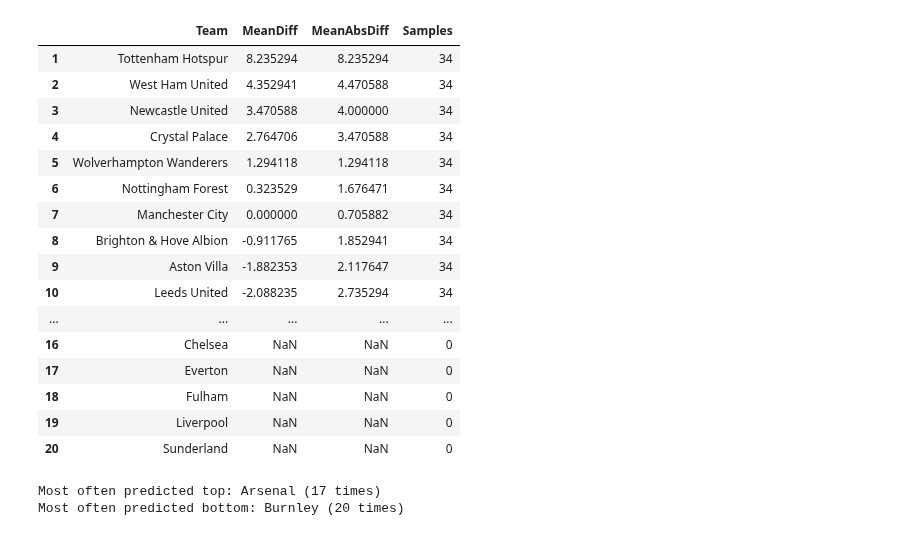
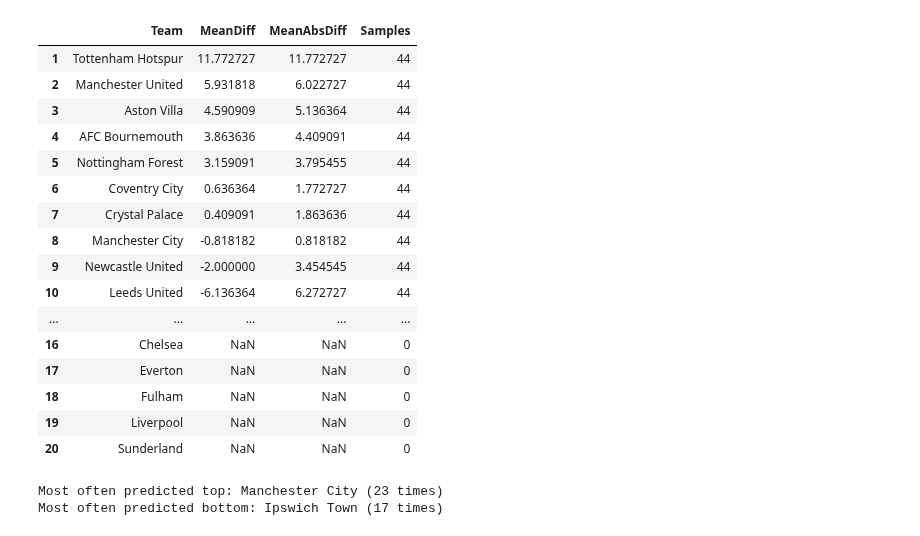
Before and after one commit to Gavin-Persad/predictions_data, a Jupyter notebook: Notebooks/players_personal_tables.ipynb, the cells around one changed output. Cells and saved outputs as stored; diff of their text form; code cells hidden in the pictures.

```diff
--- a/Notebooks/players_personal_tables.ipynb
+++ b/Notebooks/players_personal_tables.ipynb
@@ -66,6 +117,7 @@ team_fixes = {
 
     # Aston Villa
     "Aston Villa ": "Aston Villa",
+    " Aston Villa": "Aston Villa",
 
     # Bournemouth
     "Bournemouth": "AFC Bournemouth",
@@ -92,6 +144,10 @@ team_fixes = {
     # Leeds
     " Leeds": "Leeds United",
     "Leeds": "Leeds United",
+    " Leeds United": "Leeds United",
+
+    # Liverpool
+    " Liverpool": "Liverpool",
 
     # Man City
     "Man City": "Manchester City",
@@ -663,27 +719,28 @@ import numpy as np
 
 # Actual current league order (1 -> 20)
 actual_order = [
+  'Manchester City',
   'Arsenal FC',
-  'Manchester City',
-  'Manchester United',
-  'Aston Villa',
-  'Liverpool FC',
-  'AFC Bournemouth',
-  'Sunderland AFC',
   'Brighton & Hove Albion',
   'Brentford FC',
+  'Leeds United',
+  'Liverpool FC',
+  'Everton FC',
+  'Hull City',
+  'Newcastle United',
   'Chelsea FC',
+  'Ipswich Town',
+  'Manchester United',
+  'Nottingham Forest',
+  'Sunderland AFC',
+  'Crystal Palace',
+  'Aston Villa',
+  'AFC Bournemouth',
+  'Coventry City',
   'Fulham FC',
-  'Newcastle United',
-  'Everton FC',
-  'Leeds United',
-  'Crystal Palace',
-  'Nottingham Forest',
-  'Tottenham Hotspur',
-  'West Ham United',
-  'Burnley FC',
-  'Wolverhampton Wanderers'
+  'Tottenham Hotspur'
 ]
+
 
 actual_pos = {team: pos for pos, team in enumerate(actual_order, start=1)}
 
@@ -792,19 +849,19 @@ Sunderland                  1
 |  | Team | MeanDiff | MeanAbsDiff | Samples |
-| 1 | Tottenham Hotspur | 8.235294 | 8.235294 | 34 |
-| 2 | West Ham United | 4.352941 | 4.470588 | 34 |
-| 3 | Newcastle United | 3.470588 | 4.000000 | 34 |
-| 4 | Crystal Palace | 2.764706 | 3.470588 | 34 |
-| 5 | Wolverhampton Wanderers | 1.294118 | 1.294118 | 34 |
-| 6 | Nottingham Forest | 0.323529 | 1.676471 | 34 |
-| 7 | Manchester City | 0.000000 | 0.705882 | 34 |
-| 8 | Brighton & Hove Albion | -0.911765 | 1.852941 | 34 |
-| 9 | Aston Villa | -1.882353 | 2.117647 | 34 |
-| 10 | Leeds United | -2.088235 | 2.735294 | 34 |
+| 1 | Tottenham Hotspur | 11.772727 | 11.772727 | 44 |
+| 2 | Manchester United | 5.931818 | 6.022727 | 44 |
+| 3 | Aston Villa | 4.590909 | 5.136364 | 44 |
+| 4 | AFC Bournemouth | 3.863636 | 4.409091 | 44 |
+| 5 | Nottingham Forest | 3.159091 | 3.795455 | 44 |
+| 6 | Coventry City | 0.636364 | 1.772727 | 44 |
+| 7 | Crystal Palace | 0.409091 | 1.863636 | 44 |
+| 8 | Manchester City | -0.818182 | 0.818182 | 44 |
+| 9 | Newcastle United | -2.000000 | 3.454545 | 44 |
+| 10 | Leeds United | -6.136364 | 6.272727 | 44 |
 | ... | ... | ... | ... | ... |
 | 16 | Chelsea | NaN | NaN | 0 |
 | 17 | Everton | NaN | NaN | 0 |
 | 18 | Fulham | NaN | NaN | 0 |
 | 19 | Liverpool | NaN | NaN | 0 |
 | 20 | Sunderland | NaN | NaN | 0 |
-Most often predicted top: Arsenal (17 times)
-Most often predicted bottom: Burnley (20 times)
+Most often predicted top: Manchester City (23 times)
+Most often predicted bottom: Ipswich Town (17 times)
```
Also changed, not shown: parts of 8 cells of this notebook, 54 other files.
